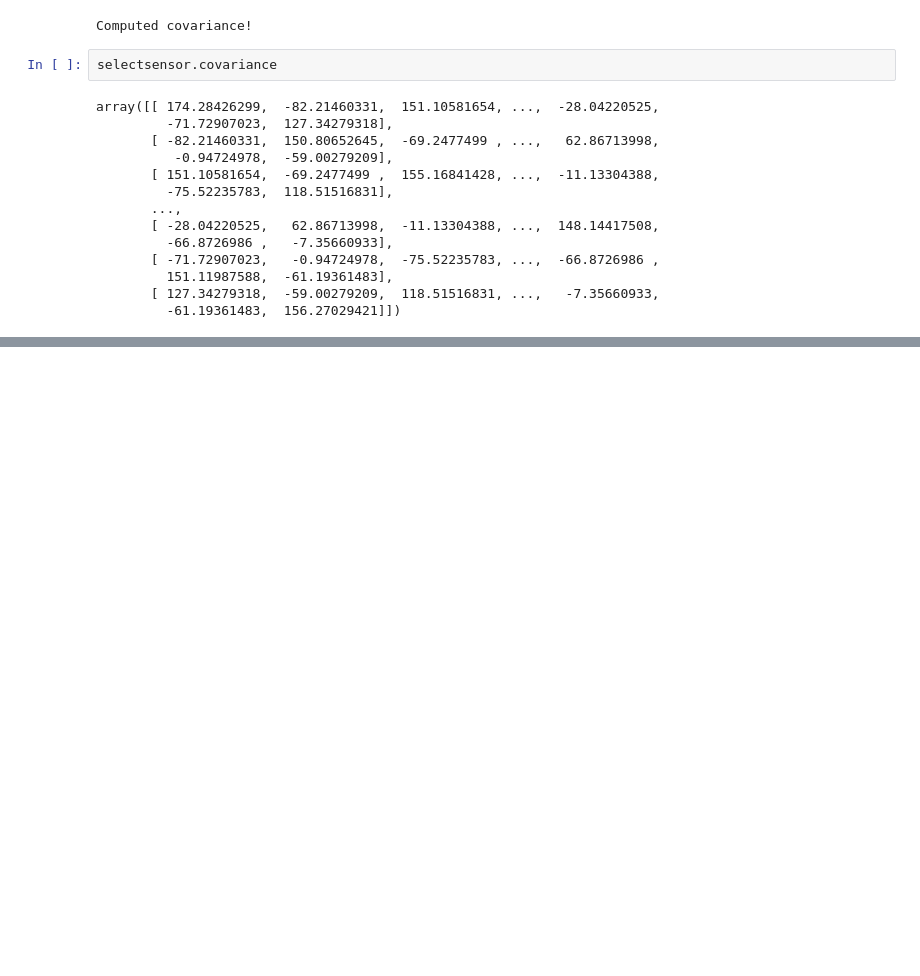
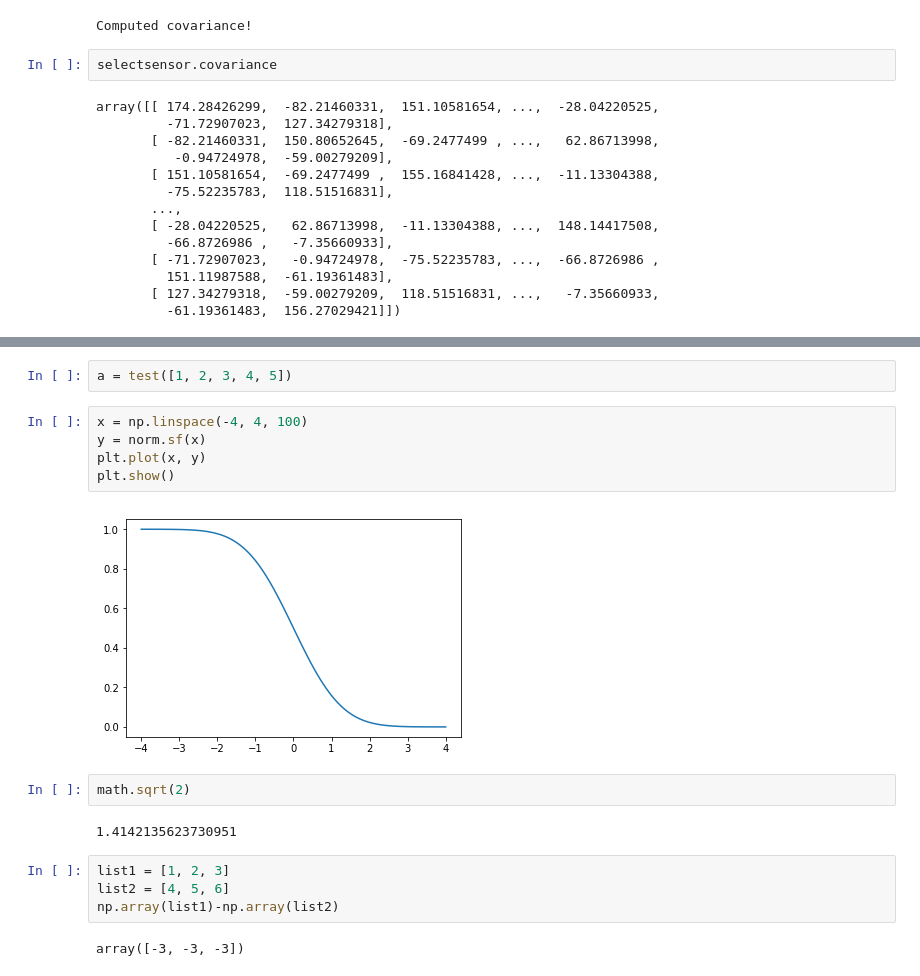
Before and after one commit to Wings-Lab/SelectSensor, a Jupyter notebook: testing.ipynb, the cells around one changed output, grey strips where cells are left out. Cells and saved outputs as stored; diff of their text form; blank space fills up the shorter version.

```diff
--- a/testing.ipynb
+++ b/testing.ipynb
@@ -171,0 +291,19 @@ error  0.22688
+# %%
+a = test([1, 2, 3, 4, 5])
+# %%
+x = np.linspace(-4, 4, 100)
+y = norm.sf(x)
+plt.plot(x, y)
+plt.show()
+# %% [output]
+[figure, added]
+# %%
+math.sqrt(2)
+# %% [output]
+1.4142135623730951
+# %%
+list1 = [1, 2, 3]
+list2 = [4, 5, 6]
+np.array(list1)-np.array(list2)
+# %% [output]
+array([-3, -3, -3])
```
Also changed, not shown: parts of 19 cells of this notebook, 3 other files.
